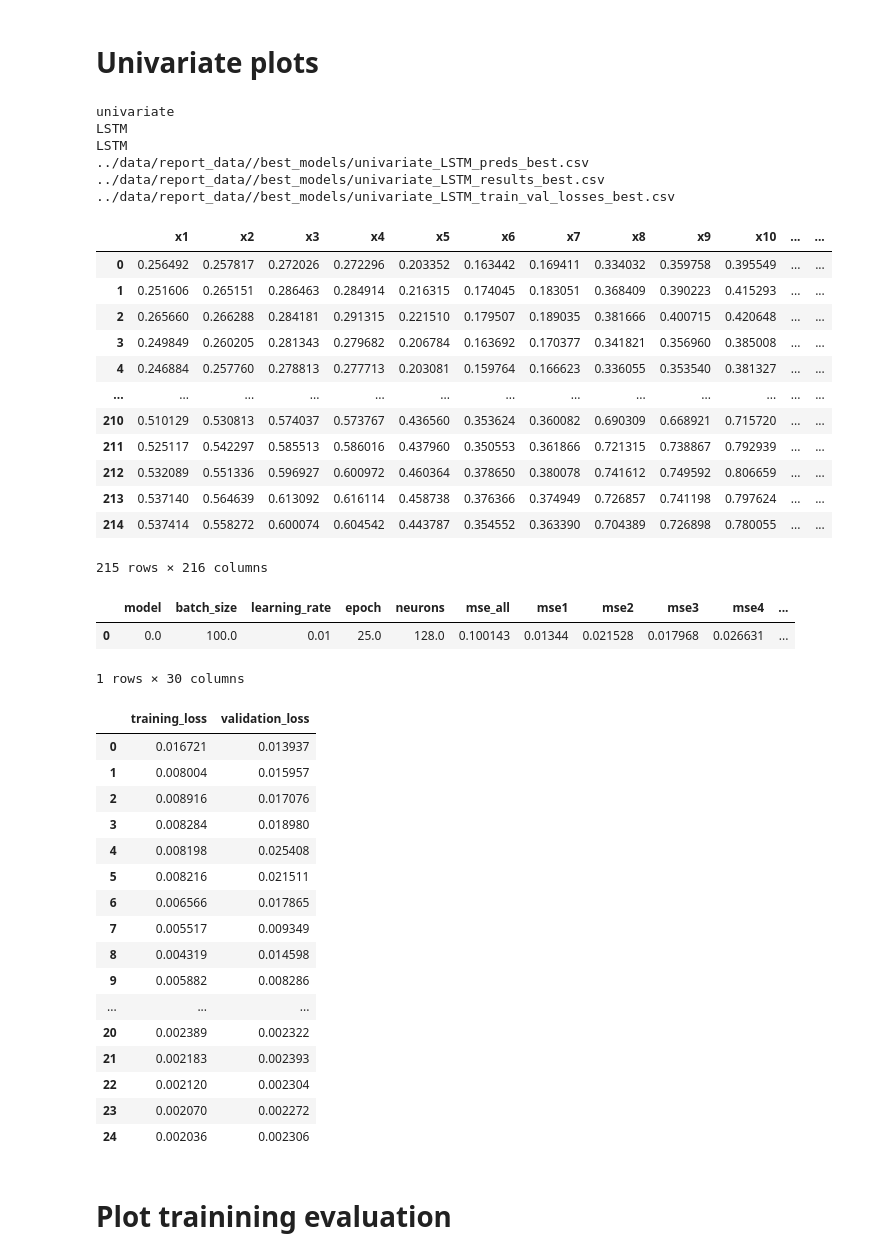
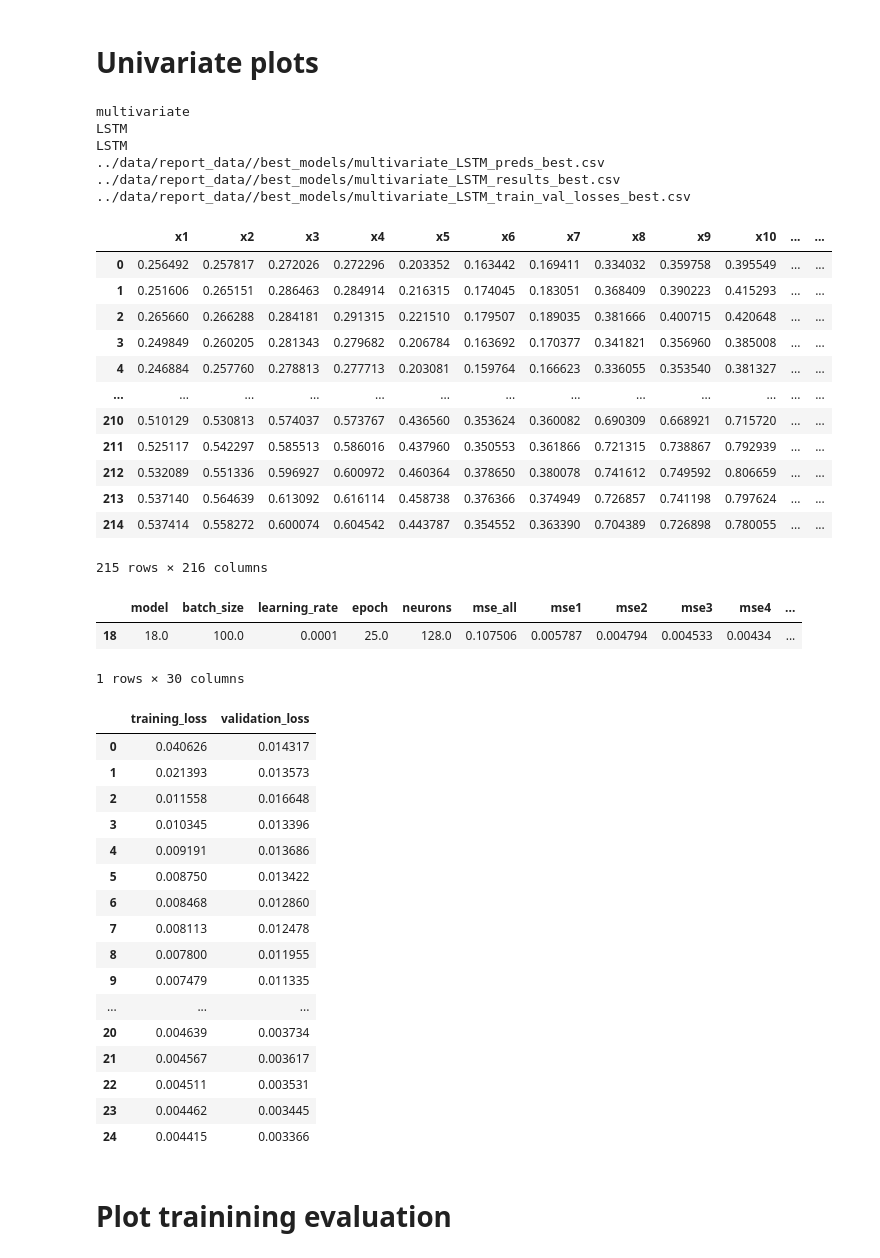
Before and after one commit to AndreasBordvik/FYS-STK4155-Prj3_report, a Jupyter notebook: code/best_models_plots.ipynb, the cells around one changed output. Saved outputs shown, nothing was run; the diff lists cells and outputs as text; code cells hidden in the pictures.

Commit message:
Results for multivariate are in

```diff
--- a/code/best_models_plots.ipynb
+++ b/code/best_models_plots.ipynb
@@ -10,7 +10,7 @@ from models import *
 # %%
 plot_predictions = False
 
-variate = ["univariate","multivariate"][0]
+variate = ["univariate","multivariate"][1]
 ind = 2
 model_read = ["simpleRNN", "convGRU", "LSTM"][ind]
 model_name = ["RNN","convGRU","LSTM"][ind]
@@ -26,54 +26,54 @@ train_val_loss_file = f"{REPORT_DATA}/best_models/{variate}_{model_read}_train_v
 train_val_loss_df = pd.read_csv(train_val_loss_file, index_col=0)
 
 print(variate)
 print(model_read)
 print(model_name)
 print(preds_file)
 print(results_file)
 print(train_val_loss_file)
 display(preds_df)
 display(results_df)
 display(train_val_loss_df)
 # %% [output]
-univariate
+multivariate
 LSTM
 LSTM
-../data/report_data//best_models/univariate_LSTM_preds_best.csv
-../data/report_data//best_models/univariate_LSTM_results_best.csv
-../data/report_data//best_models/univariate_LSTM_train_val_losses_best.csv
+../data/report_data//best_models/multivariate_LSTM_preds_best.csv
+../data/report_data//best_models/multivariate_LSTM_results_best.csv
+../data/report_data//best_models/multivariate_LSTM_train_val_losses_best.csv
 |  | x1 | x2 | x3 | x4 | x5 | x6 | x7 | x8 | x9 | x10 | ... | ... |
 | 0 | 0.256492 | 0.257817 | 0.272026 | 0.272296 | 0.203352 | 0.163442 | 0.169411 | 0.334032 | 0.359758 | 0.395549 | ... | ... |
 | 1 | 0.251606 | 0.265151 | 0.286463 | 0.284914 | 0.216315 | 0.174045 | 0.183051 | 0.368409 | 0.390223 | 0.415293 | ... | ... |
 | 2 | 0.265660 | 0.266288 | 0.284181 | 0.291315 | 0.221510 | 0.179507 | 0.189035 | 0.381666 | 0.400715 | 0.420648 | ... | ... |
 | 3 | 0.249849 | 0.260205 | 0.281343 | 0.279682 | 0.206784 | 0.163692 | 0.170377 | 0.341821 | 0.356960 | 0.385008 | ... | ... |
 | 4 | 0.246884 | 0.257760 | 0.278813 | 0.277713 | 0.203081 | 0.159764 | 0.166623 | 0.336055 | 0.353540 | 0.381327 | ... | ... |
 | ... | ... | ... | ... | ... | ... | ... | ... | ... | ... | ... | ... | ... |
 | 210 | 0.510129 | 0.530813 | 0.574037 | 0.573767 | 0.436560 | 0.353624 | 0.360082 | 0.690309 | 0.668921 | 0.715720 | ... | ... |
 | 211 | 0.525117 | 0.542297 | 0.585513 | 0.586016 | 0.437960 | 0.350553 | 0.361866 | 0.721315 | 0.738867 | 0.792939 | ... | ... |
 | 212 | 0.532089 | 0.551336 | 0.596927 | 0.600972 | 0.460364 | 0.378650 | 0.380078 | 0.741612 | 0.749592 | 0.806659 | ... | ... |
 | 213 | 0.537140 | 0.564639 | 0.613092 | 0.616114 | 0.458738 | 0.376366 | 0.374949 | 0.726857 | 0.741198 | 0.797624 | ... | ... |
 | 214 | 0.537414 | 0.558272 | 0.600074 | 0.604542 | 0.443787 | 0.354552 | 0.363390 | 0.704389 | 0.726898 | 0.780055 | ... | ... |
 215 rows × 216 columns
 |  | model | batch_size | learning_rate | epoch | neurons | mse_all | mse1 | mse2 | mse3 | mse4 | ... |
-| 0 | 0.0 | 100.0 | 0.01 | 25.0 | 128.0 | 0.100143 | 0.01344 | 0.021528 | 0.017968 | 0.026631 | ... |
+| 18 | 18.0 | 100.0 | 0.0001 | 25.0 | 128.0 | 0.107506 | 0.005787 | 0.004794 | 0.004533 | 0.00434 | ... |
 1 rows × 30 columns
 |  | training_loss | validation_loss |
-| 0 | 0.016721 | 0.013937 |
-| 1 | 0.008004 | 0.015957 |
-| 2 | 0.008916 | 0.017076 |
-| 3 | 0.008284 | 0.018980 |
-| 4 | 0.008198 | 0.025408 |
-| 5 | 0.008216 | 0.021511 |
-| 6 | 0.006566 | 0.017865 |
-| 7 | 0.005517 | 0.009349 |
-| 8 | 0.004319 | 0.014598 |
-| 9 | 0.005882 | 0.008286 |
+| 0 | 0.040626 | 0.014317 |
+| 1 | 0.021393 | 0.013573 |
+| 2 | 0.011558 | 0.016648 |
+| 3 | 0.010345 | 0.013396 |
+| 4 | 0.009191 | 0.013686 |
+| 5 | 0.008750 | 0.013422 |
+| 6 | 0.008468 | 0.012860 |
+| 7 | 0.008113 | 0.012478 |
+| 8 | 0.007800 | 0.011955 |
+| 9 | 0.007479 | 0.011335 |
 | ... | ... | ... |
-| 20 | 0.002389 | 0.002322 |
-| 21 | 0.002183 | 0.002393 |
-| 22 | 0.002120 | 0.002304 |
-| 23 | 0.002070 | 0.002272 |
-| 24 | 0.002036 | 0.002306 |
+| 20 | 0.004639 | 0.003734 |
+| 21 | 0.004567 | 0.003617 |
+| 22 | 0.004511 | 0.003531 |
+| 23 | 0.004462 | 0.003445 |
+| 24 | 0.004415 | 0.003366 |
 # %% [markdown]
 # Plot trainining evaluation
 # %%
```
Also changed, not shown: parts of 2 cells of this notebook, 14 other files.
